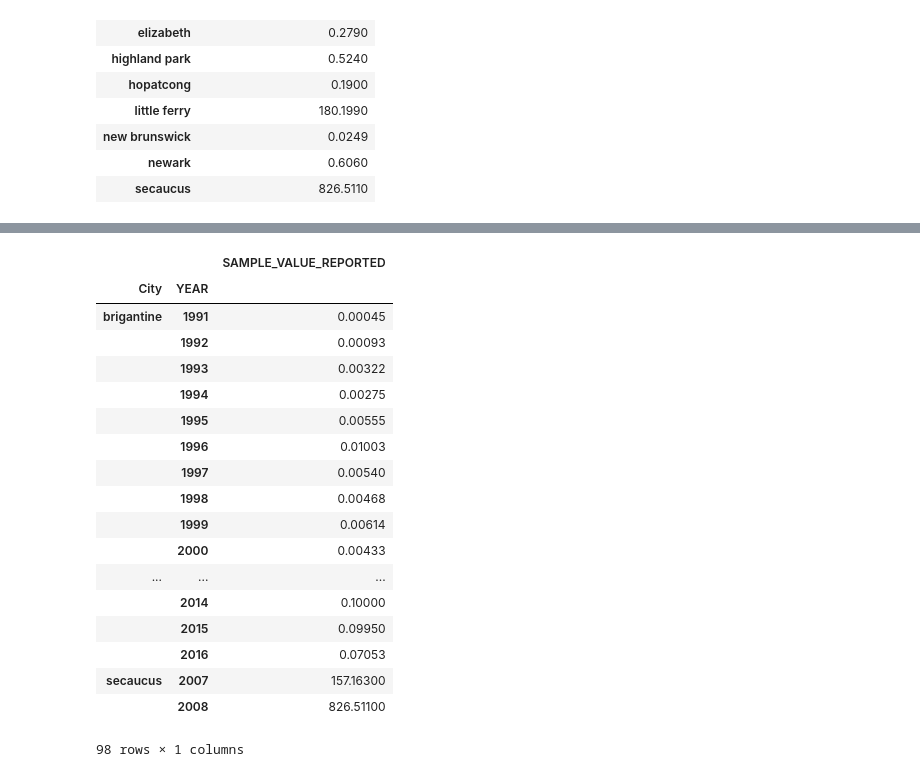
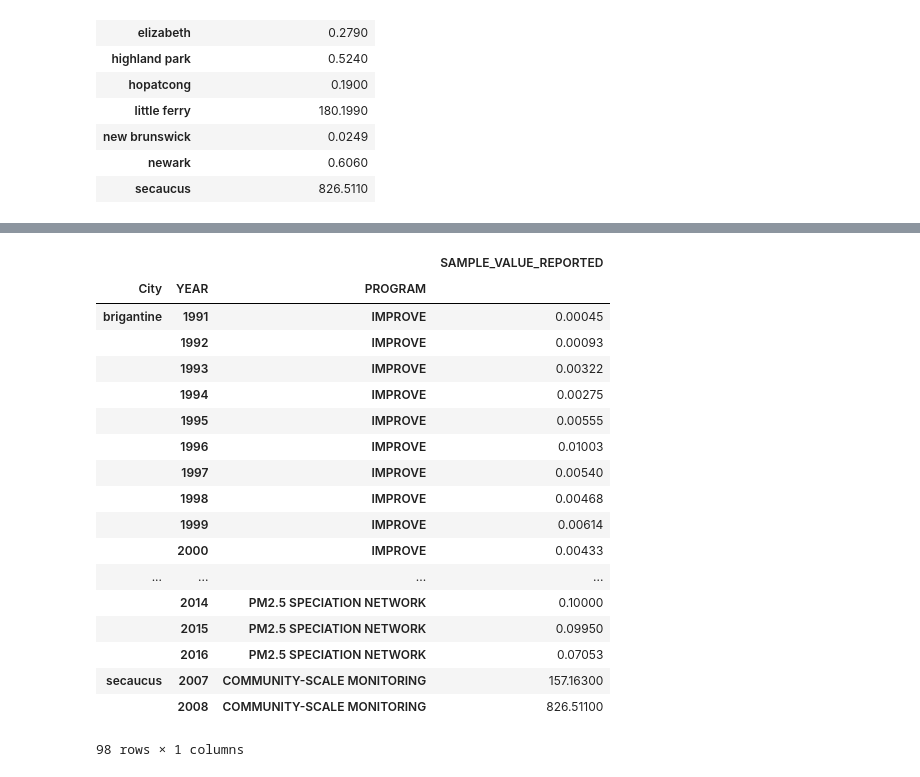
Before and after one commit to jjjjjeb/NJAir_EDA, a Jupyter notebook: Chromium/Chromium.ipynb, the cells around one changed output, grey strips where cells are left out. Cells and saved outputs as stored; diff of their text form; code cells hidden in the pictures.

Commit message:
Images and Chromium.ipynb updated

```diff
--- a/Chromium/Chromium.ipynb
+++ b/Chromium/Chromium.ipynb
@@ -944,26 +1092,26 @@ city.plot(kind='bar')
 # %%
-grouped_city= chromium_df.groupby(["City", "YEAR"])
+grouped_city= chromium_df.groupby(["City", "YEAR", "PROGRAM"])
 
 year = pd.DataFrame(grouped_city["SAMPLE_VALUE_REPORTED"].max())
 
 year
 # %% [output]
-|  |  | SAMPLE_VALUE_REPORTED |
-| City | YEAR |  |
-| brigantine | 1991 | 0.00045 |
-|  | 1992 | 0.00093 |
-|  | 1993 | 0.00322 |
-|  | 1994 | 0.00275 |
-|  | 1995 | 0.00555 |
-|  | 1996 | 0.01003 |
-|  | 1997 | 0.00540 |
-|  | 1998 | 0.00468 |
-|  | 1999 | 0.00614 |
-|  | 2000 | 0.00433 |
-| ... | ... | ... |
-|  | 2014 | 0.10000 |
-|  | 2015 | 0.09950 |
-|  | 2016 | 0.07053 |
-| secaucus | 2007 | 157.16300 |
-|  | 2008 | 826.51100 |
+|  |  |  | SAMPLE_VALUE_REPORTED |
+| City | YEAR | PROGRAM |  |
+| brigantine | 1991 | IMPROVE | 0.00045 |
+|  | 1992 | IMPROVE | 0.00093 |
+|  | 1993 | IMPROVE | 0.00322 |
+|  | 1994 | IMPROVE | 0.00275 |
+|  | 1995 | IMPROVE | 0.00555 |
+|  | 1996 | IMPROVE | 0.01003 |
+|  | 1997 | IMPROVE | 0.00540 |
+|  | 1998 | IMPROVE | 0.00468 |
+|  | 1999 | IMPROVE | 0.00614 |
+|  | 2000 | IMPROVE | 0.00433 |
+| ... | ... | ... | ... |
+|  | 2014 | PM2.5 SPECIATION NETWORK | 0.10000 |
+|  | 2015 | PM2.5 SPECIATION NETWORK | 0.09950 |
+|  | 2016 | PM2.5 SPECIATION NETWORK | 0.07053 |
+| secaucus | 2007 | COMMUNITY-SCALE MONITORING | 157.16300 |
+|  | 2008 | COMMUNITY-SCALE MONITORING | 826.51100 |
 98 rows × 1 columns
```
Also changed, not shown: parts of 30 cells of this notebook, 13 other files.
